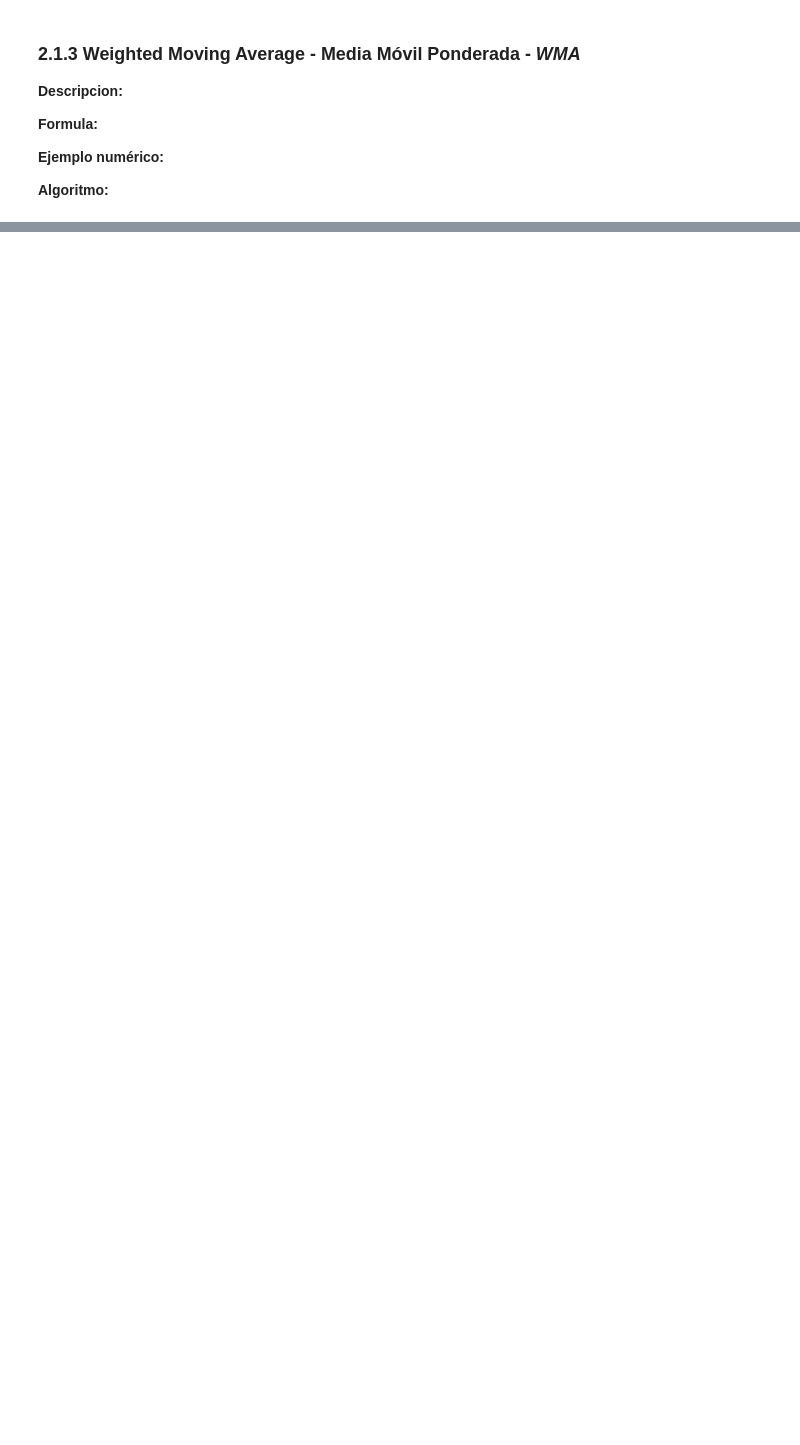
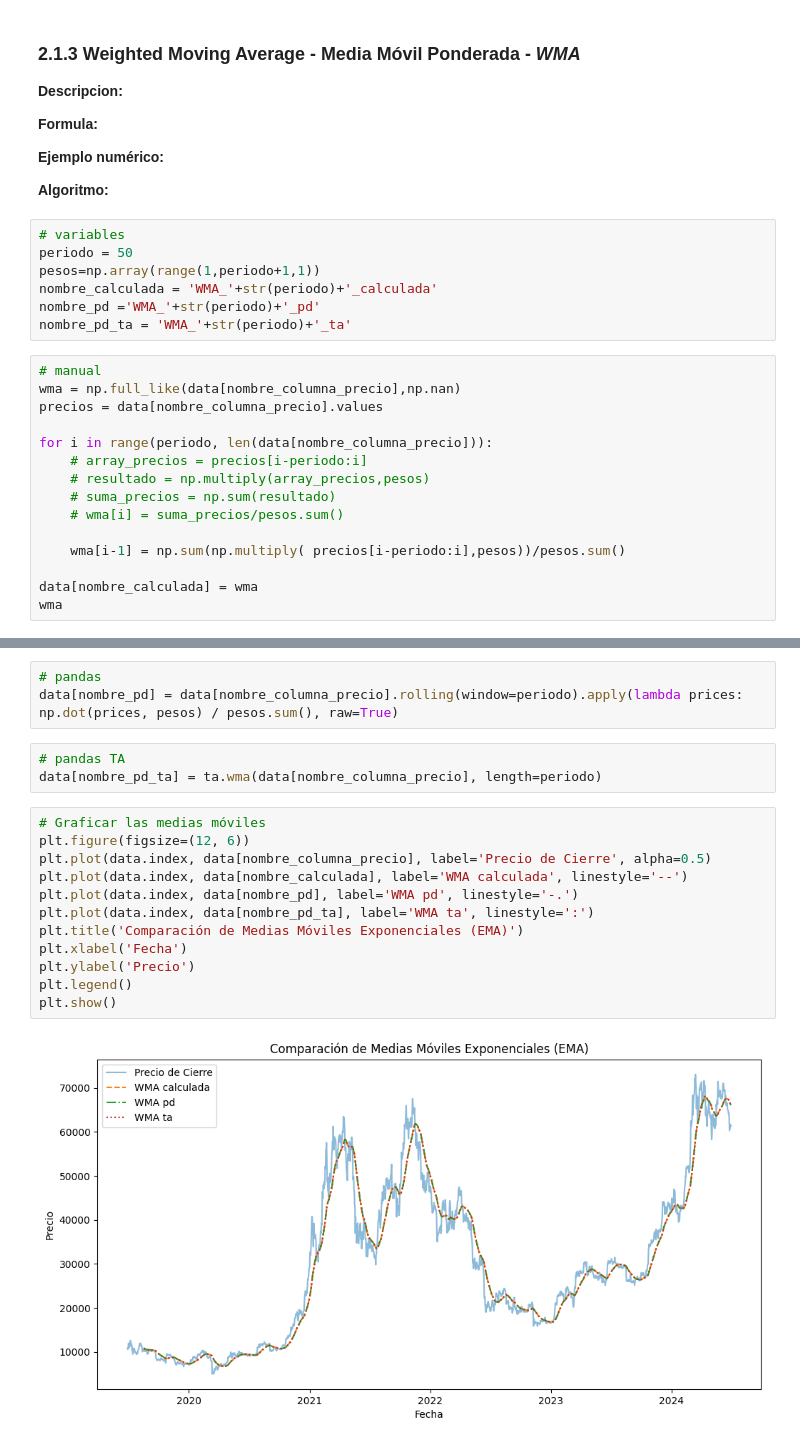
Before and after one commit to aranagarapena/quantitative-trading-analysis, a Jupyter notebook: Curso/Algorithmic Trading Strategies in Python/Section 2.-Indicators/1.-indicators-trend.ipynb, the cells around one changed output, grey strips where cells are left out. Saved outputs shown, nothing was run; the diff lists cells and outputs as text; blank space fills up the shorter version.

```diff
--- a/Curso/Algorithmic Trading Strategies in Python/Section 2.-Indicators/1.-indicators-trend.ipynb
+++ b/Curso/Algorithmic Trading Strategies in Python/Section 2.-Indicators/1.-indicators-trend.ipynb
@@ -318,3 +326,25 @@ fig.show()
 **Ejemplo numérico:**
 
 **Algoritmo:**
+# %%
+# variables
+periodo = 50
+pesos=np.array(range(1,periodo+1,1))
+nombre_calculada = 'WMA_'+str(periodo)+'_calculada'
+nombre_pd ='WMA_'+str(periodo)+'_pd'
+nombre_pd_ta = 'WMA_'+str(periodo)+'_ta'
+# %%
+# manual
+wma = np.full_like(data[nombre_columna_precio],np.nan)
+precios = data[nombre_columna_precio].values
+
+for i in range(periodo, len(data[nombre_columna_precio])):
+    # array_precios = precios[i-periodo:i]
+    # resultado = np.multiply(array_precios,pesos)
+    # suma_precios = np.sum(resultado)
+    # wma[i] = suma_precios/pesos.sum()
+
+    wma[i-1] = np.sum(np.multiply( precios[i-periodo:i],pesos))/pesos.sum()
+
+data[nombre_calculada] = wma
+wma
@@ -320,0 +354,20 @@ fig.show()
+# %%
+# pandas
+data[nombre_pd] = data[nombre_columna_precio].rolling(window=periodo).apply(lambda prices: np.dot(prices, pesos) / pesos.sum(), raw=True)
+# %%
+# pandas TA
+data[nombre_pd_ta] = ta.wma(data[nombre_columna_precio], length=periodo)
+# %%
+# Graficar las medias móviles
+plt.figure(figsize=(12, 6))
+plt.plot(data.index, data[nombre_columna_precio], label='Precio de Cierre', alpha=0.5)
+plt.plot(data.index, data[nombre_calculada], label='WMA calculada', linestyle='--')
+plt.plot(data.index, data[nombre_pd], label='WMA pd', linestyle='-.')
+plt.plot(data.index, data[nombre_pd_ta], label='WMA ta', linestyle=':')
+plt.title('Comparación de Medias Móviles Exponenciales (EMA)')
+plt.xlabel('Fecha')
+plt.ylabel('Precio')
+plt.legend()
+plt.show()
+# %% [output]
+[figure, added]
```
Also changed, not shown: parts of 17 cells of this notebook.
